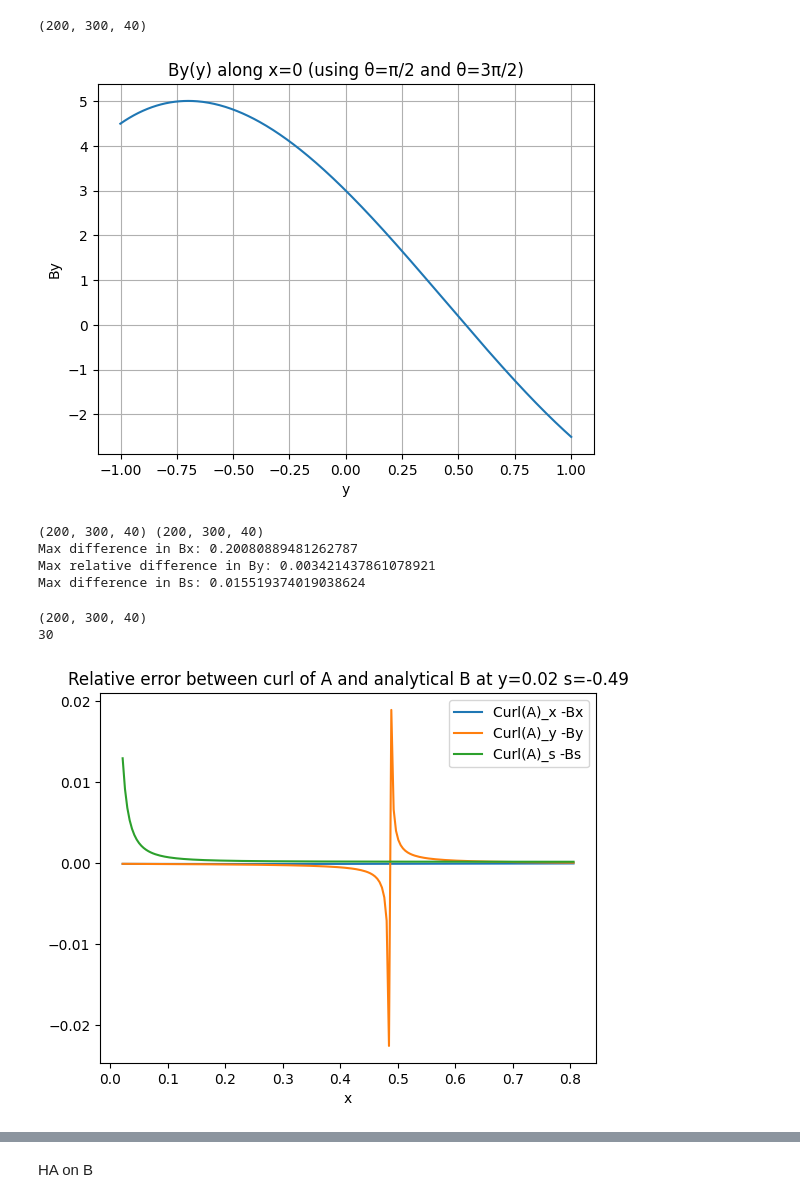
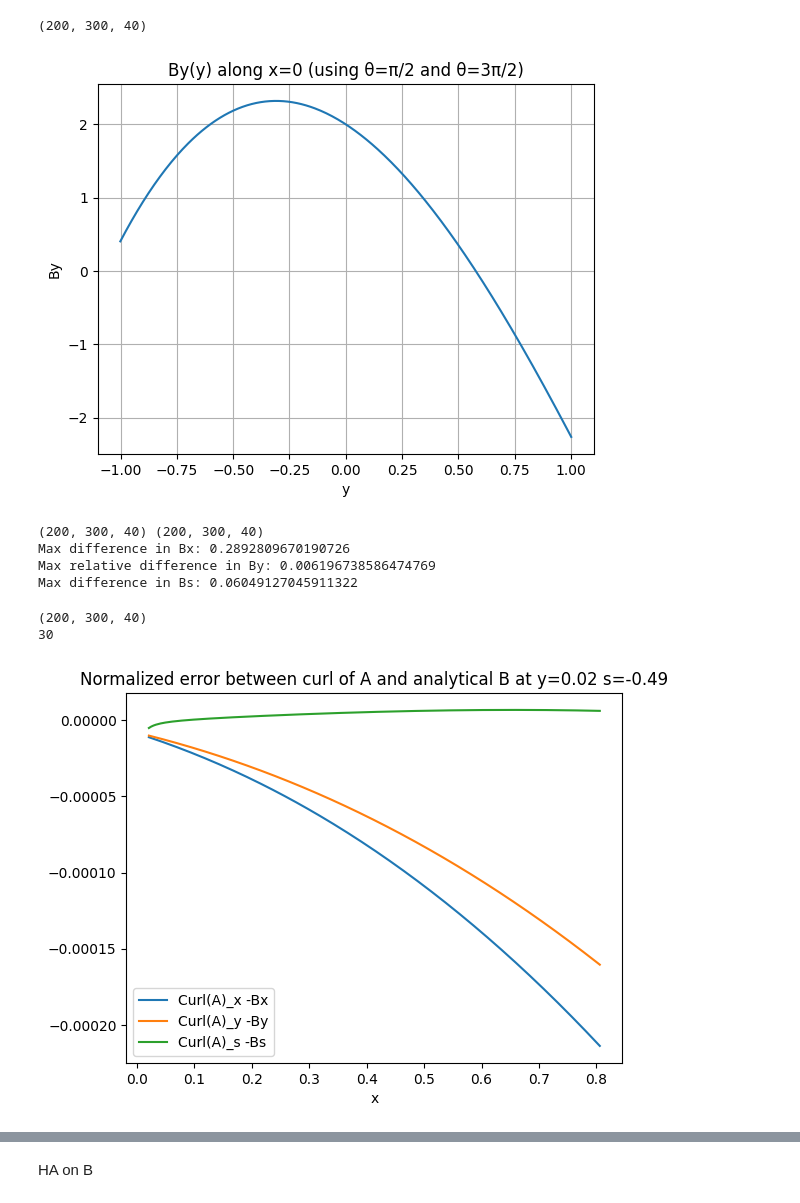
Before and after one commit to marcoliniF/bpmeth, a Jupyter notebook: preliminaryTrials/2.3abphiBABab_roundmeshgrid.ipynb, the cells around one changed output, grey strips where cells are left out. Saved outputs shown, nothing was run; the diff lists cells and outputs as text; code cells hidden in the pictures.

Commit message:
updated plots

```diff
--- a/preliminaryTrials/2.3abphiBABab_roundmeshgrid.ipynb
+++ b/preliminaryTrials/2.3abphiBABab_roundmeshgrid.ipynb
@@ -7,8 +7,8 @@ from sympy import lambdify
 from sympy.abc import x, y, s
 # %%
 #start from multipole coeefficients a_n(s)=a1,a2,... and b_n(s)
-a_coeffs = ["2-s",5,12,9]
-b_coeffs = [3,2,4,5]
+a_coeffs = [1,2,3,4]
+b_coeffs = ["2-s**3",5,6,7]
 #get bpmeth opbject
 expansion=bpmeth.FieldExpansion(a=a_coeffs, b=b_coeffs)
 #expansion.plot_components()
@@ -91,7 +91,7 @@ plt.ylabel("By")
 plt.title("By(y) along x=0 (using θ=π/2 and θ=3π/2)")
 plt.grid(True)
 # %% [output]
-[figure, old version]
+[figure, new version]
 # %%
 Ax, Ay, As = expansion.get_A(lambdify=True)
 #print("Ax:", Ax, "Ay:", Ay, "As:", As)#with lambdify False
@@ -172,29 +172,30 @@ print("Max relative difference in By:", np.max(np.abs(curl_y - By_ana))/np.max(n
 print("Max difference in Bs:", np.max(np.abs(curl_s - Bs_ana)))
 # %% [output]
 (200, 300, 40) (200, 300, 40)
-Max difference in Bx: 0.20080889481262787
-Max relative difference in By: 0.003421437861078921
-Max difference in Bs: 0.015519374019038624
+Max difference in Bx: 0.2892809670190726
+Max relative difference in By: 0.006196738586474769
+Max difference in Bs: 0.06049127045911322
 # %%
 npoints=len(xarr)
 print(xarr.shape)
 truncatedxarr=xarr[5:npoints-1,30,10]#to avoid boundary effects from finite differences
 #truncateds=sa[5:npoints-5]#to avoid boundary effects from finite differences
 #position=(45, 54,slice(5,npoints-5))#x=0, y=0, all s
 position=(slice(5,npoints-1), 30, 10)#all x, y=fixed, s=fixed
 print(position[1])
-plt.plot(truncatedxarr, (curl_x[position]-Bx_ana[position])/(Bx_ana[position]), label='Curl(A)_x -Bx')
-plt.plot(truncatedxarr, (curl_y[position]-By_ana[position])/(By_ana[position]), label='Curl(A)_y -By')
-plt.plot(truncatedxarr, (curl_s[position]-Bs_ana[position])/(Bs_ana[position]), label='Curl(A)_s -Bs')
+Bmaxx=np.max([np.max(Bx_ana),np.max(By_ana),np.max(Bs_ana)])
+plt.plot(truncatedxarr, (curl_x[position]-Bx_ana[position])/Bmaxx, label='Curl(A)_x -Bx')
+plt.plot(truncatedxarr, (curl_y[position]-By_ana[position])/Bmaxx, label='Curl(A)_y -By')
+plt.plot(truncatedxarr, (curl_s[position]-Bs_ana[position])/Bmaxx, label='Curl(A)_s -Bs')
 #plt.ylim((np.min((curl_y[position]-By_ana[position])/By_ana[position]), np.max((curl_y[position]-By_ana[position])/By_ana[position])))
 plt.legend()
-plt.title('Relative error between curl of A and analytical B at y='+str(np.round(yarr[position][1],2)) +" s="+str(np.round(sarr[position][2],2)))
+plt.title('Normalized error between curl of A and analytical B at y='+str(np.round(yarr[position][1],2)) +" s="+str(np.round(sarr[position][2],2)))
 plt.xlabel('x')
 plt.show()
 # %% [output]
 (200, 300, 40)
 30
-[figure, old version]
+[figure, new version]
 # %%
 plt.plot(truncatedxarr, curl_x[position], label='Curl(A)_x')
 plt.plot(truncatedxarr,Bx_ana[position], label='Bx analytical')
```
Also changed, not shown: parts of 15 cells of this notebook.
